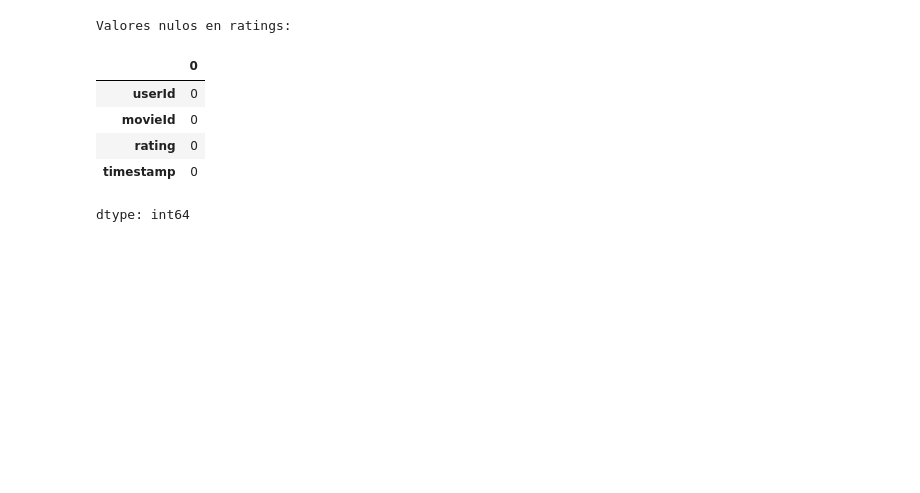
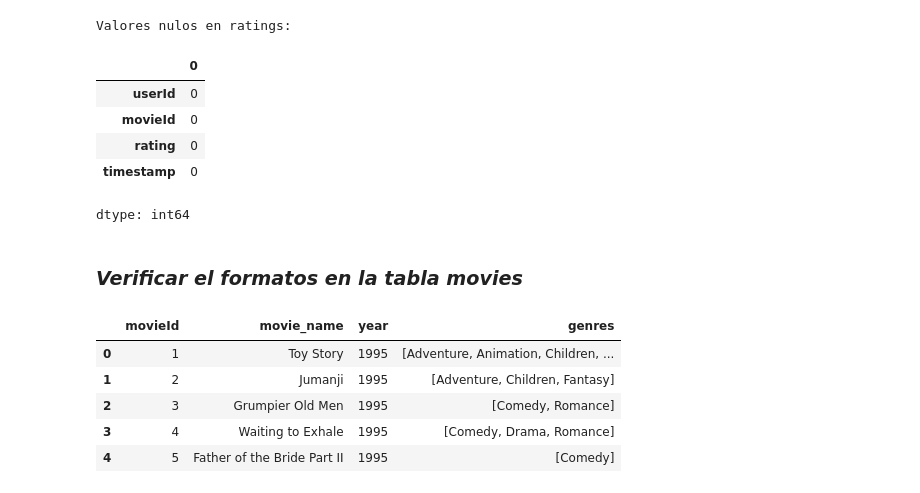
Before and after one commit to yackelineql/MarketingprojectG8, a Jupyter notebook: b_exploración_limpieza.ipynb, the cells around one changed output. Drawn from its saved outputs; the diff is of its cells as text; code cells hidden in the pictures; blank space fills up the shorter version.

```diff
--- a/b_exploración_limpieza.ipynb
+++ b/b_exploración_limpieza.ipynb
@@ -105,3 +108,32 @@ Valores nulos en ratings:
 | rating | 0 |
 | timestamp | 0 |
 dtype: int64
+# %% [markdown]
+### *Verificar el formatos en la tabla movies*
+# %%
+# Función para separar el nombre de la película y el año
+def separar_titulo_year(title):
+    # Buscar el patrón de texto para el año (que está entre paréntesis)
+    match = re.match(r"^(.*)\s\((\d{4})\)$", title)
+    if match:
+        # Si encuentra un match, devuelve el nombre y el año
+        return match.group(1), int(match.group(2))
+    else:
+        # Si no encuentra el formato esperado, retorna el título original y un valor nulo para el año
+        return title, None
+
+# Aplicamos la función a la columna 'title'
+movies_df[['movie_name', 'year']] = movies_df['title'].apply(lambda x: pd.Series(separar_titulo_year(x)))
+
+# Convertir la columna 'year' a entero explícitamente para evitar decimales
+movies_df['year'] = movies_df['year'].astype('Int64')  # Usamos 'Int64' para manejar nulos correctamente
+
+# Verificar las primeras filas para asegurarnos de que se hizo correctamente
+movies_df[['movieId', 'movie_name', 'year','genres']].head()
+# %% [output]
+|  | movieId | movie_name | year | genres |
+| 0 | 1 | Toy Story | 1995 | [Adventure, Animation, Children, ... |
+| 1 | 2 | Jumanji | 1995 | [Adventure, Children, Fantasy] |
+| 2 | 3 | Grumpier Old Men | 1995 | [Comedy, Romance] |
+| 3 | 4 | Waiting to Exhale | 1995 | [Comedy, Drama, Romance] |
+| 4 | 5 | Father of the Bride Part II | 1995 | [Comedy] |
```
Also changed, not shown: parts of 6 cells of this notebook.
